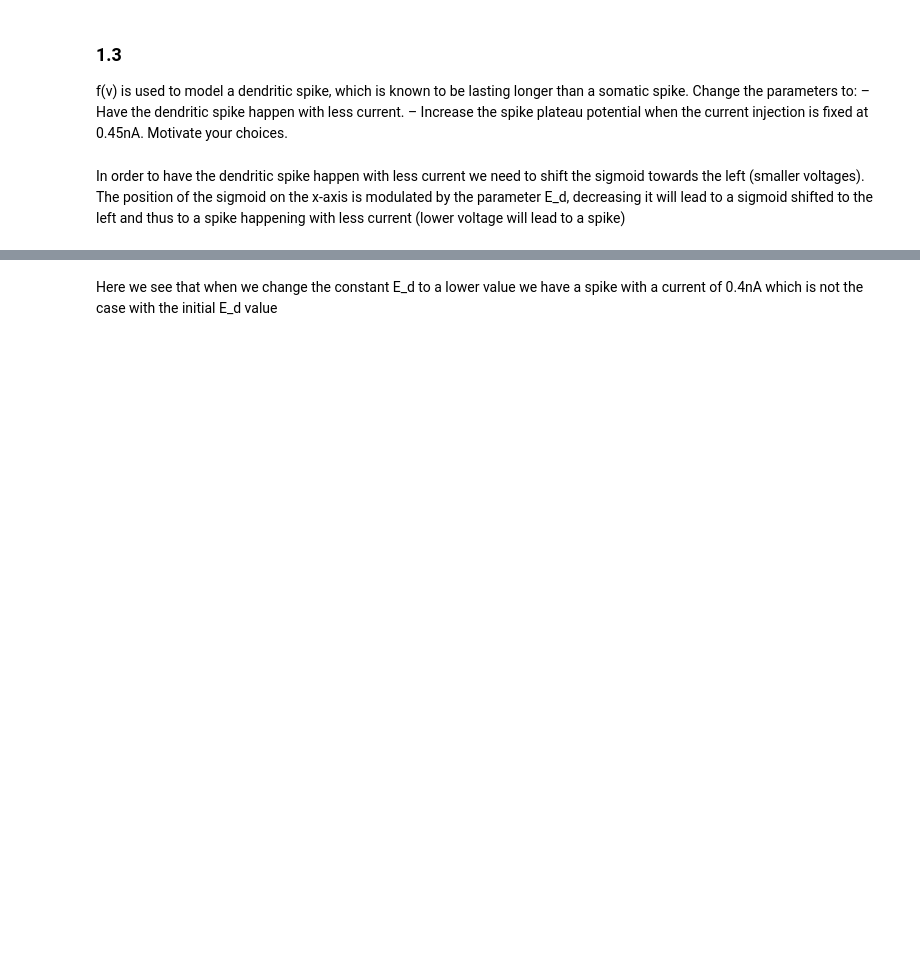
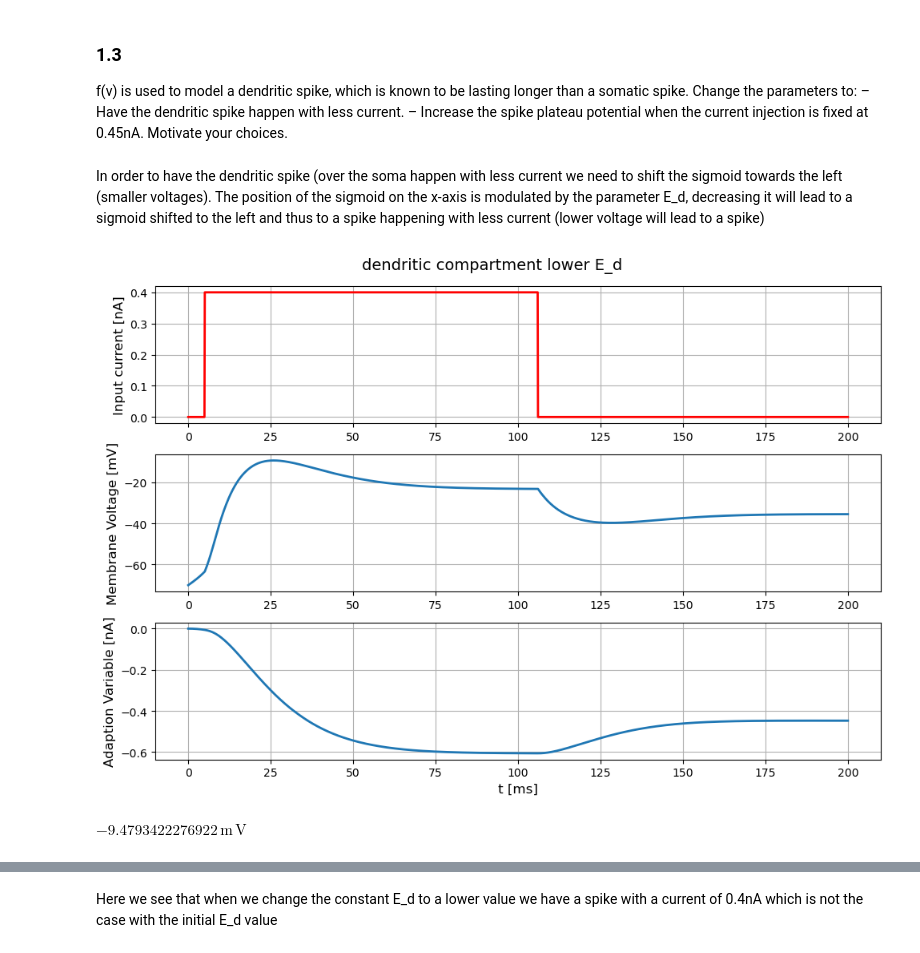
Before and after one commit to lniederhauser/neuronal_dynamics_miniproject, a Jupyter notebook: main.ipynb, the cells around one changed output, grey strips where cells are left out. Saved outputs shown, nothing was run; the diff lists cells and outputs as text; code cells hidden in the pictures; blank space fills up the shorter version.

```diff
--- a/main.ipynb
+++ b/main.ipynb
@@ -133,12 +136,16 @@ f(v) is used to model a dendritic spike, which is known to be lasting longer tha
 – Increase the spike plateau potential when the current injection is fixed at 0.45nA.
 Motivate your choices.
 # %% [markdown]
-In order to have the dendritic spike happen with less current we need to shift the sigmoid towards the left (smaller voltages). The position of the sigmoid on the x-axis is modulated by the parameter E_d, decreasing it will lead to a sigmoid shifted to the left and thus to a spike happening with less current (lower voltage will lead to a spike)
+In order to have the dendritic spike (over the soma happen with less current we need to shift the sigmoid towards the left (smaller voltages). The position of the sigmoid on the x-axis is modulated by the parameter E_d, decreasing it will lead to a sigmoid shifted to the left and thus to a spike happening with less current (lower voltage will lead to a spike)
 # %%
 low_E_d = -60 * b2.mV
 step_current4 = input_factory.get_step_current(t_start=5, t_end=105, unit_time=b2.ms, amplitude=0.4*b2.nA)
 state_monitor4 = simulate_dendritic(tau_d=TAU_d, C=C_d, v_rest=E_L, a=a_w_d, tau_w=TAU_w_d, E_d=low_E_d, D_d=D_d, g=g_d, I_stim=step_current4)
 plot_I_v_w(state_monitor4, step_current4, title="dendritic compartment lower E_d", savefig=False)
+
+np.max(state_monitor4.v)
+
 # plot_sigmoid(np.linspace(-0.15, 0.06, 100), low_E_d, D_d)
-state_monitor4 = simulate_dendritic(tau_d=TAU_d, C=C_d, v_rest=E_L, a=a_w_d, tau_w=TAU_w_d, E_d=E_d, D_d=D_d, g=g_d, I_stim=step_current4)
-plot_I_v_w(state_monitor4, step_current4, title="dendritic compartment initial E_d", savefig=False)
+# %% [output]
+[figure, added]
+$-9.4793422276922\,\mathrm{m}\,\mathrm{V}$
```
Also changed, not shown: parts of 13 cells of this notebook, 1 other file.
